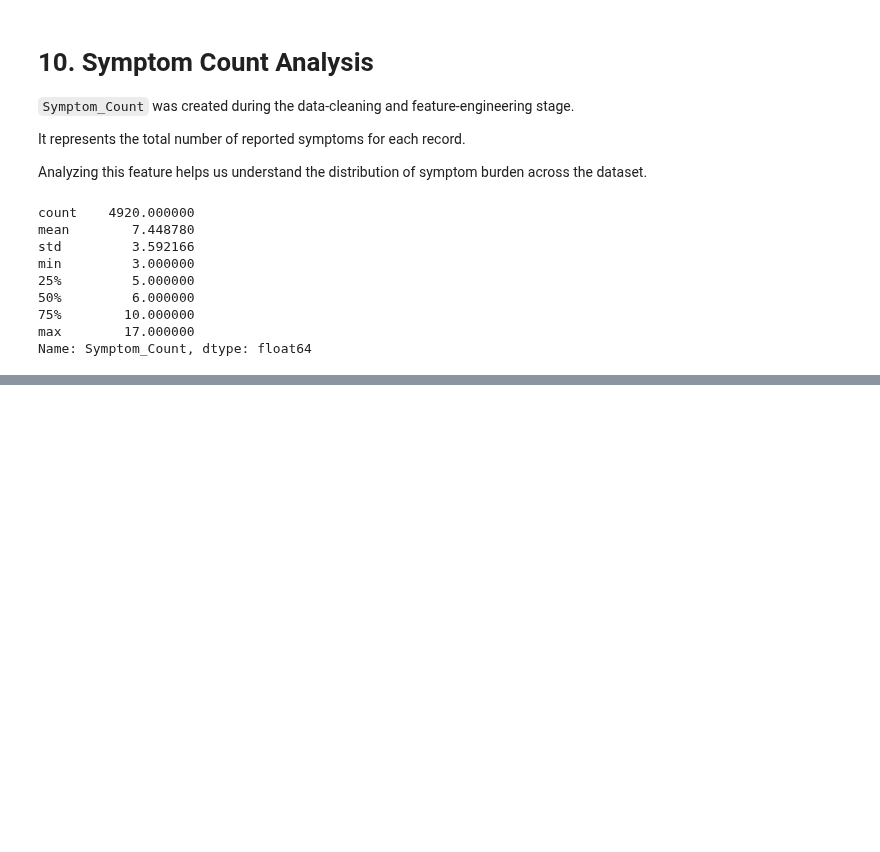
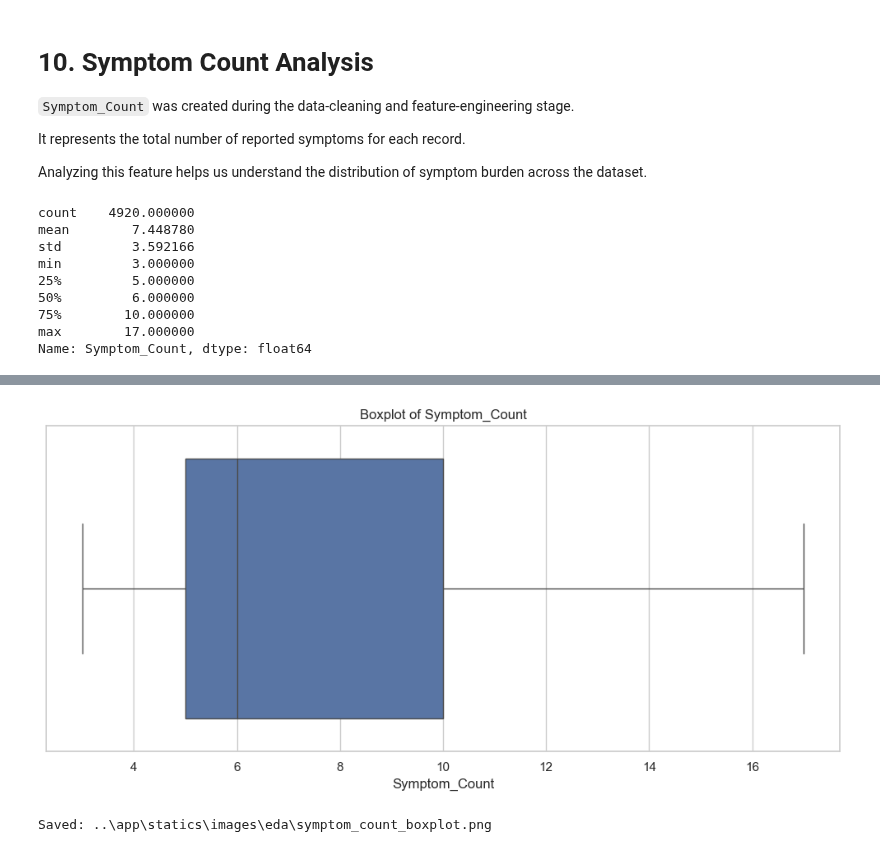
Before and after one commit to TanvirShawon20/AI-Disease-Prediction-System, a Jupyter notebook: notebooks/02_EDA.ipynb, the cells around one changed output, grey strips where cells are left out. Saved outputs shown, nothing was run; the diff lists cells and outputs as text; code cells hidden in the pictures; blank space fills up the shorter version.

```diff
--- a/notebooks/02_EDA.ipynb
+++ b/notebooks/02_EDA.ipynb
@@ -1221,0 +607,28 @@ Maximum Symptom Count : 17
+# %%
+for feature in numeric_features:
+
+    plt.figure(figsize=(10, 5))
+
+    sns.boxplot(
+        x=df[feature]
+    )
+
+    plt.title(f"Boxplot of {feature}")
+    plt.xlabel(feature)
+
+    plt.tight_layout()
+
+    output_path = EDA_IMAGE_DIR / f"{feature.lower()}_boxplot.png"
+
+    plt.savefig(
+        output_path,
+        dpi=300,
+        bbox_inches="tight"
+    )
+
+    plt.show()
+
+    print(f"Saved: {output_path}")
+# %% [output]
+[figure, added]
+Saved: ..\app\statics\images\eda\symptom_count_boxplot.png
```
Also changed, not shown: parts of 74 cells of this notebook, 13 other files.
